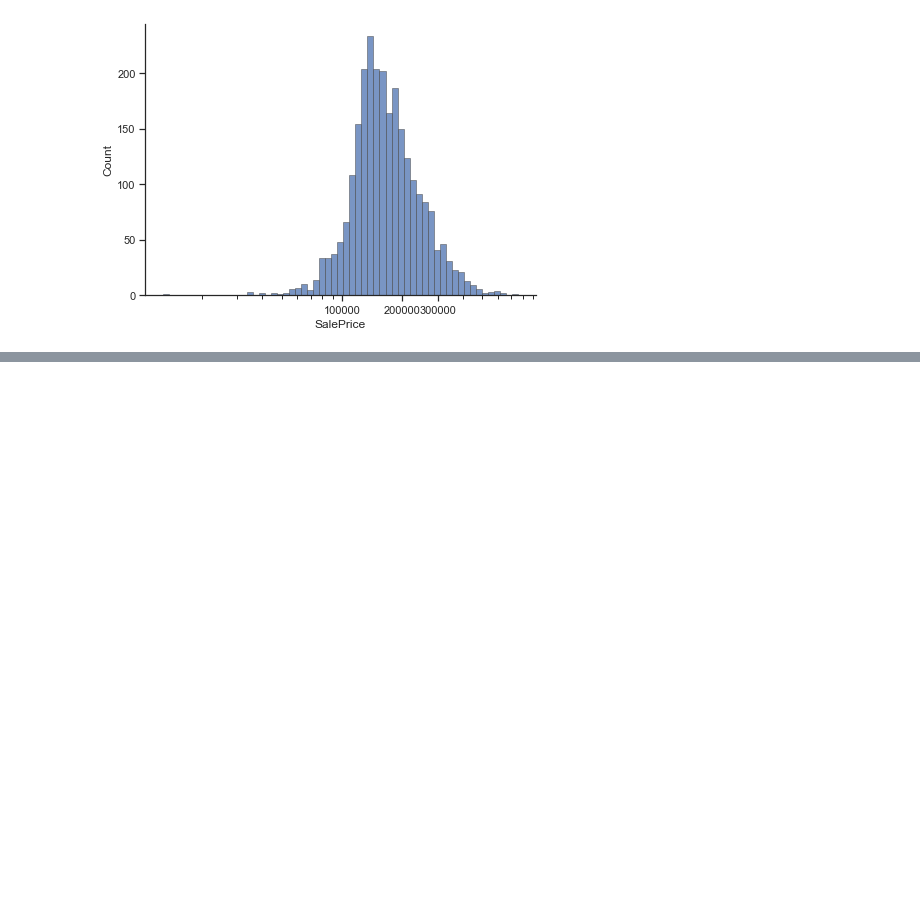
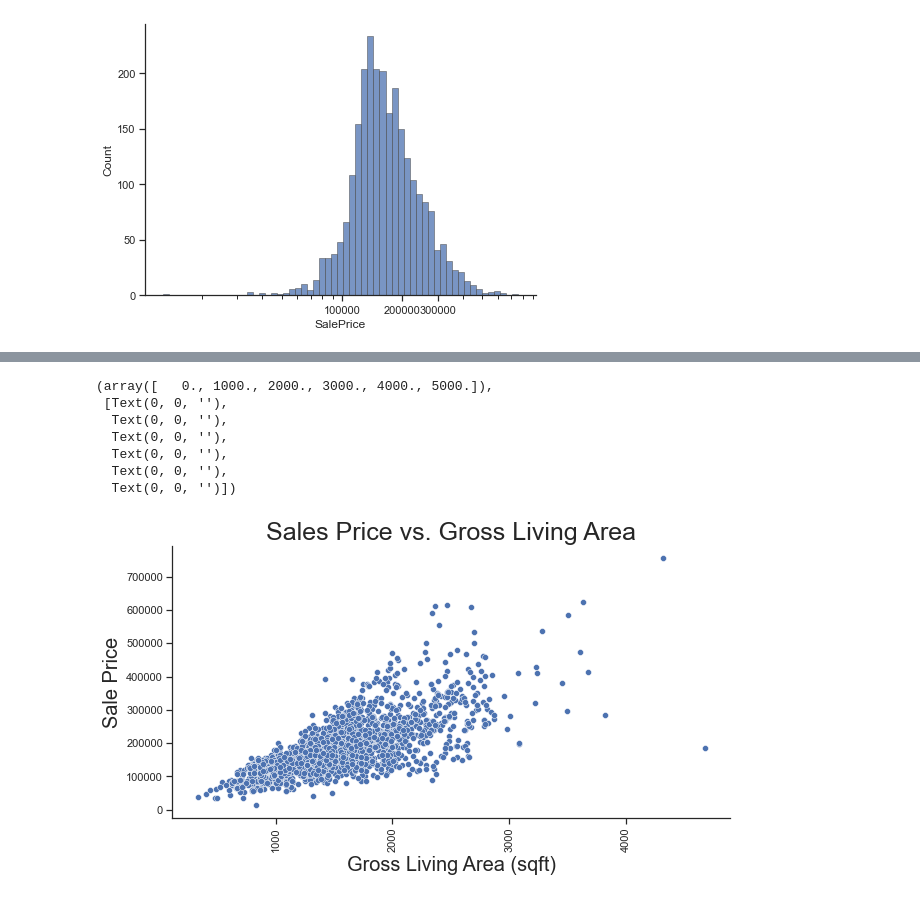
Before and after one commit to mobrien829/ames-ml-project, a Jupyter notebook: Michael/Michael notebook.ipynb, the cells around one changed output, grey strips where cells are left out. Cells and saved outputs as stored; diff of their text form; code cells hidden in the pictures; blank space fills up the shorter version.

```diff
--- a/Michael/Michael notebook.ipynb
+++ b/Michael/Michael notebook.ipynb
@@ -627,0 +653,26 @@ plt.xticks(rotation=90)
+# %%
+sns.set_theme(style="ticks")
+
+f, ax = plt.subplots(figsize=(10, 5))
+sns.despine(f)
+
+sns.scatterplot(
+    data=house_prices,
+    x="GrLivArea",
+    y="SalePrice"
+)
+
+# ax.set(xscale="log", yscale="log")
+ax.set_title("Sales Price vs. Gross Living Area", size="25")
+ax.set_xlabel("Gross Living Area (sqft)", fontsize = 20)
+ax.set_ylabel("Sale Price", fontsize = 20)
+plt.xticks(rotation=90)
+# %% [output]
+(array([   0., 1000., 2000., 3000., 4000., 5000.]),
+ [Text(0, 0, ''),
+  Text(0, 0, ''),
+  Text(0, 0, ''),
+  Text(0, 0, ''),
+  Text(0, 0, ''),
+  Text(0, 0, '')])
+[figure, added]
```
Also changed, not shown: parts of 10 cells of this notebook.
